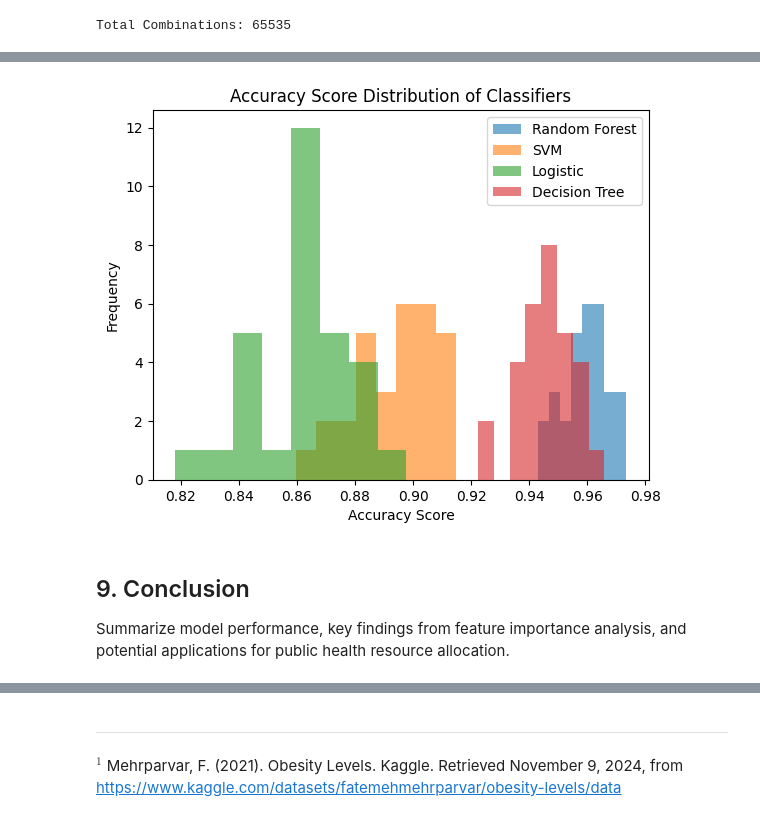
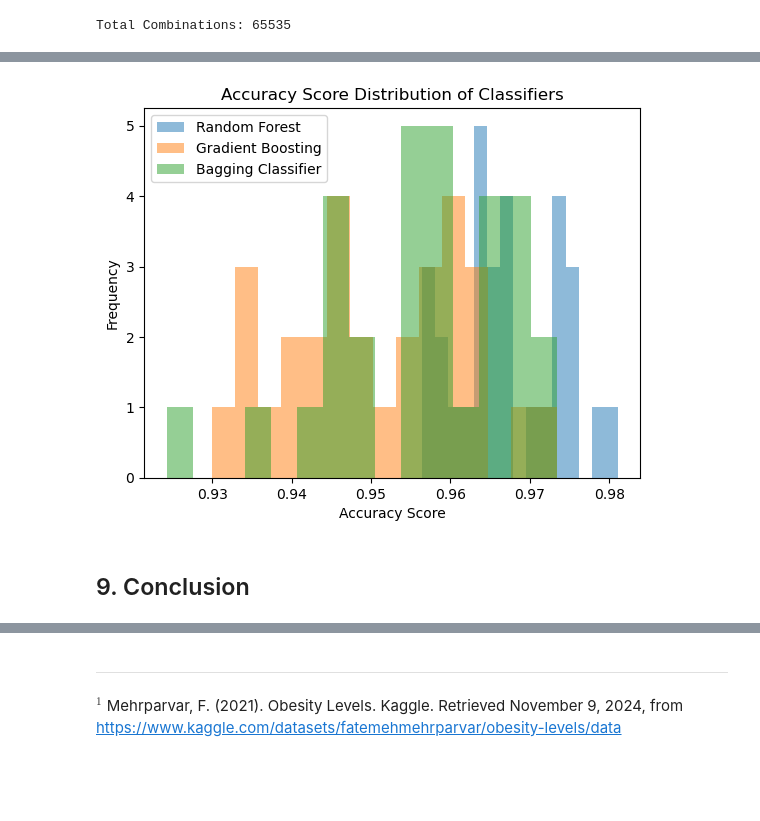
Before and after one commit to isralennon/MSAAI501, a Jupyter notebook: FinalProject/Obesity_Risk_Prediction_Model.ipynb, the cells around one changed output, grey strips where cells are left out. Cells and saved outputs as stored; diff of their text form; code cells hidden in the pictures; blank space fills up the shorter version.

```diff
--- a/FinalProject/Obesity_Risk_Prediction_Model.ipynb
+++ b/FinalProject/Obesity_Risk_Prediction_Model.ipynb
@@ -692,0 +327,11 @@ Accuracy: 0.9545454545454546
+# %%
+# Initialize models
+models = {
+    'Random Forest': RandomForestClassifier(),
+    'Gradient Boosting Classifier': GradientBoostingClassifier(),
+    'Bagging Classifier': BaggingClassifier(),
+}
+
+num_models = len(models) # Number of models
+cols = 3  # Number of columns for the grid
+rows = (num_models + cols - 1) // cols  # Required rows
@@ -803,77 +448,57 @@ print(confusion_matrix(y_test, dt_prediction))
 # %%
-# NOTE: This takes a long time to run.
-
 i = 30 # Iterations
 
 # Lists to store accuracy scores for each model
-rf_scores = []
-svm_scores = []
-lg_scores = []
-dt_scores = []
+rf_scores = [] # Random Forest
+gb_scores = [] # Gradient Boosting
+bc_scores = [] # Bagging Classifier
 
-selected_columns = ['Height','Weight','FAVC','CH2O','TUE']
+rf_model = models['Random Forest']
+gb_model = models['Gradient Boosting Classifier']
+bc_model = models['Bagging Classifier']
 
+selected_columns = ['Height','Weight']
 
 for i in range(i):
     # Splits the data into training/test sets
     _x_train, _x_test, _y_train, _y_test = train_test_split(X[selected_columns], y, test_size=0.25)
 
     # Standardizes training/test data
     _x_train_scaled = pd.DataFrame(scaler.fit_transform(_x_train), columns=_x_train.columns, index=_x_train.index)
     _x_test_scaled = pd.DataFrame(scaler.transform(_x_test), columns=_x_test.columns, index=_x_test.index)
 
     # Trains and evaluates Random Forest
     rf_model.fit(_x_train_scaled, _y_train)
     _rf_predictions = rf_model.predict(_x_test_scaled)
     _rf_score = accuracy_score(_y_test, _rf_predictions)
 
-    # Trains and evaluates SVM
-    svm_model.fit(_x_train_scaled, _y_train)
-    _svm_predictions = svm_model.predict(_x_test_scaled)
-    _svm_score = accuracy_score(_y_test, _svm_predictions)
+    # Trains and evaluates Gradient Boosting
+    gb_model.fit(_x_train_scaled, _y_train)
+    _gb_predictions = gb_model.predict(_x_test_scaled)
+    _gb_score = accuracy_score(_y_test, _gb_predictions)
 
-    # Trains and evaluates SVM
-    svm_model.fit(_x_train_scaled, _y_train)
-    _svm_predictions = svm_model.predict(_x_test_scaled)
-    _svm_score = accuracy_score(_y_test, _svm_predictions)
-
-
-    #"GradientBoostingClassifier": {
-    #    "model": lambda X, y: GradientBoostingClassifier(),
-    #    "fit": lambda X, y: self.selectedModel.fit(X, y)
-    #},
-
-
-    # Trains and evaluates Logistic Regression
-    lg_model.fit(_x_train_scaled, _y_train)
-    _lg_predictions = lg_model.predict(_x_test_scaled)
-    _lg_score = accuracy_score(_y_test, _lg_predictions)
-
-    # Trains and evaluates Decision Tree
-    dt_model.fit(_x_train_scaled, _y_train)
-    _dt_predictions = dt_model.predict(_x_test_scaled)
-    _dt_score = accuracy_score(_y_test, _dt_predictions)
+    # Trains and evaluates Bagging Classifier
+    bc_model.fit(_x_train_scaled, _y_train)
+    _bc_predictions = bc_model.predict(_x_test_scaled)
+    _bc_score = accuracy_score(_y_test, _bc_predictions)
 
     # Collects the scores
     rf_scores.append(_rf_score)
-    svm_scores.append(_svm_score)
-    lg_scores.append(_lg_score)
-    dt_scores.append(_dt_score)
+    gb_scores.append(_gb_score)
+    bc_scores.append(_bc_score)
 
 # Plot histograms of the scores
-plt.hist(rf_scores, bins=8, alpha=0.6, label='Random Forest')
-plt.hist(svm_scores, bins=8, alpha=0.6, label='SVM')
-plt.hist(lg_scores, bins=8, alpha=0.6, label='Logistic')
-plt.hist(dt_scores, bins=8, alpha=0.6, label='Decision Tree')
+plt.hist(rf_scores, bins=15, alpha=0.5, label='Random Forest')
+plt.hist(gb_scores, bins=15, alpha=0.5, label='Gradient Boosting')
+plt.hist(bc_scores, bins=15, alpha=0.5, label='Bagging Classifier')
 
 #  Title, Labels, and Legend
 plt.legend()
 plt.xlabel("Accuracy Score")
 plt.ylabel("Frequency")
 plt.title("Accuracy Score Distribution of Classifiers")
 plt.show()
 # %% [output]
-[figure, old version]
+[figure, new version]
 # %% [markdown]
 ## 9. Conclusion
-Summarize model performance, key findings from feature importance analysis, and potential applications for public health resource allocation.
```
Also changed, not shown: parts of 53 cells of this notebook.
